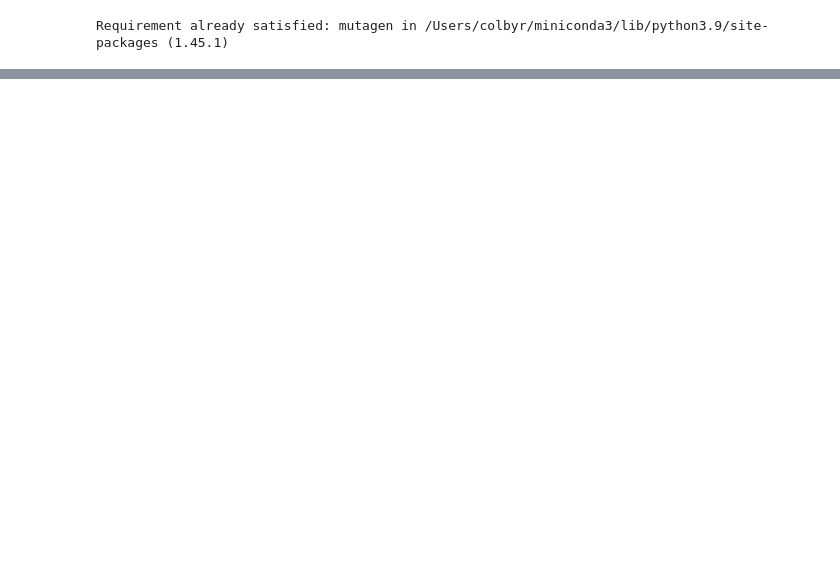
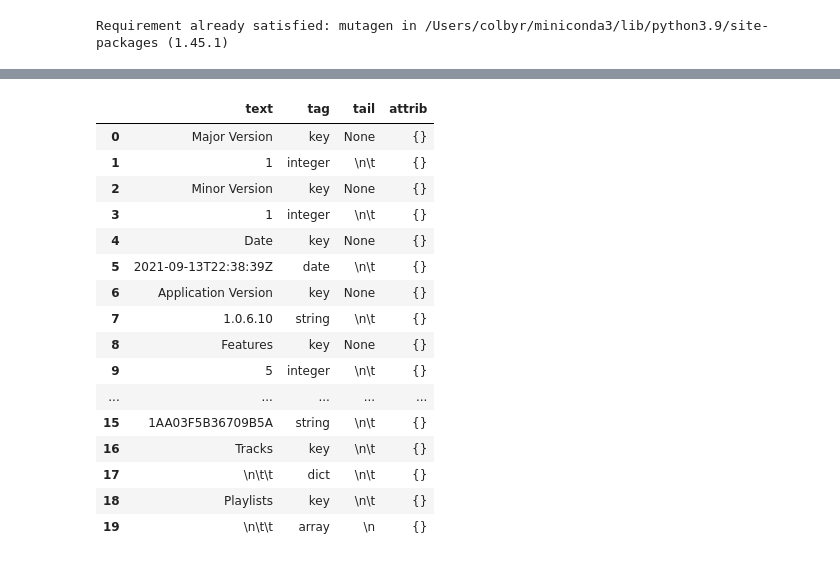
Before and after one commit to colby-reyes/downloader, a Jupyter notebook: yt_dl.ipynb, the cells around one changed output, grey strips where cells are left out. Drawn from its saved outputs; the diff is of its cells as text; code cells hidden in the pictures; blank space fills up the shorter version.

```diff
--- a/yt_dl.ipynb
+++ b/yt_dl.ipynb
@@ -229,0 +353,31 @@ import mutagen
+# %%
+lib_path = "test_library/Library.xml"
+tree = ET.parse(lib_path)
+root = tree.getroot()
+# %%
+root_lst = []
+
+for i,x in enumerate(root[0]):
+    root_lst.append([x.text, x.tag, x.tail, x.attrib])
+
+music_df = pd.DataFrame(root_lst, columns=["text", "tag", "tail", "attrib"])
+# %%
+music_df
+# %% [output]
+|  | text | tag | tail | attrib |
+| 0 | Major Version | key | None | {} |
+| 1 | 1 | integer | \n\t | {} |
+| 2 | Minor Version | key | None | {} |
+| 3 | 1 | integer | \n\t | {} |
+| 4 | Date | key | None | {} |
+| 5 | 2021-09-13T22:38:39Z | date | \n\t | {} |
+| 6 | Application Version | key | None | {} |
+| 7 | 1.0.6.10 | string | \n\t | {} |
+| 8 | Features | key | None | {} |
+| 9 | 5 | integer | \n\t | {} |
+| ... | ... | ... | ... | ... |
+| 15 | 1AA03F5B36709B5A | string | \n\t | {} |
+| 16 | Tracks | key | \n\t | {} |
+| 17 | \n\t\t | dict | \n\t | {} |
+| 18 | Playlists | key | \n\t | {} |
+| 19 | \n\t\t | array | \n | {} |
```
Also changed, not shown: parts of 33 cells of this notebook, 2 other files.
